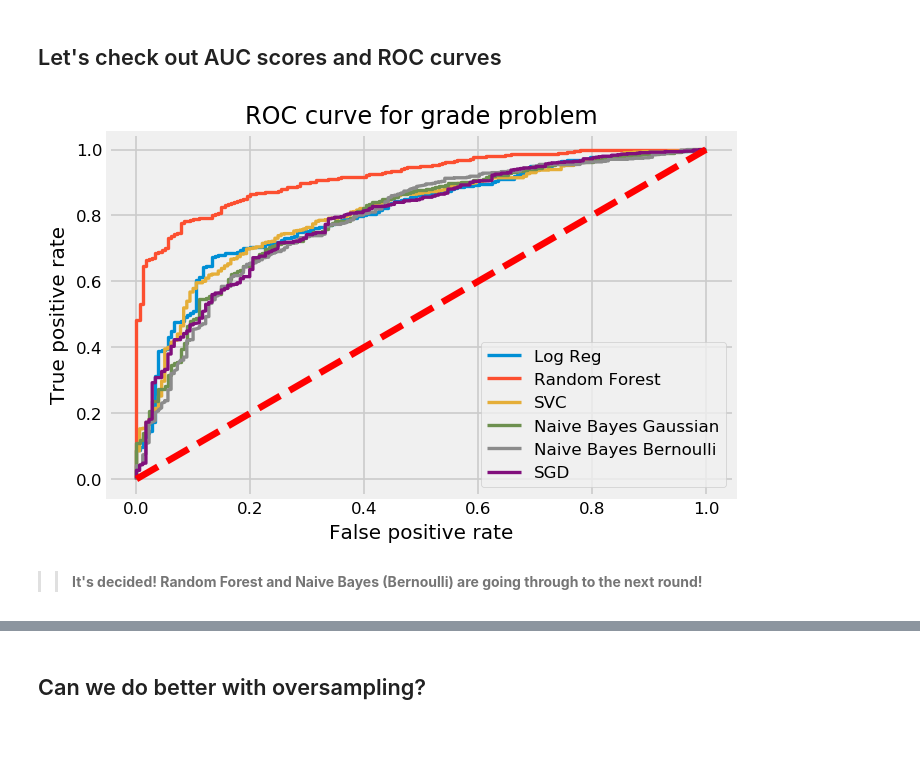
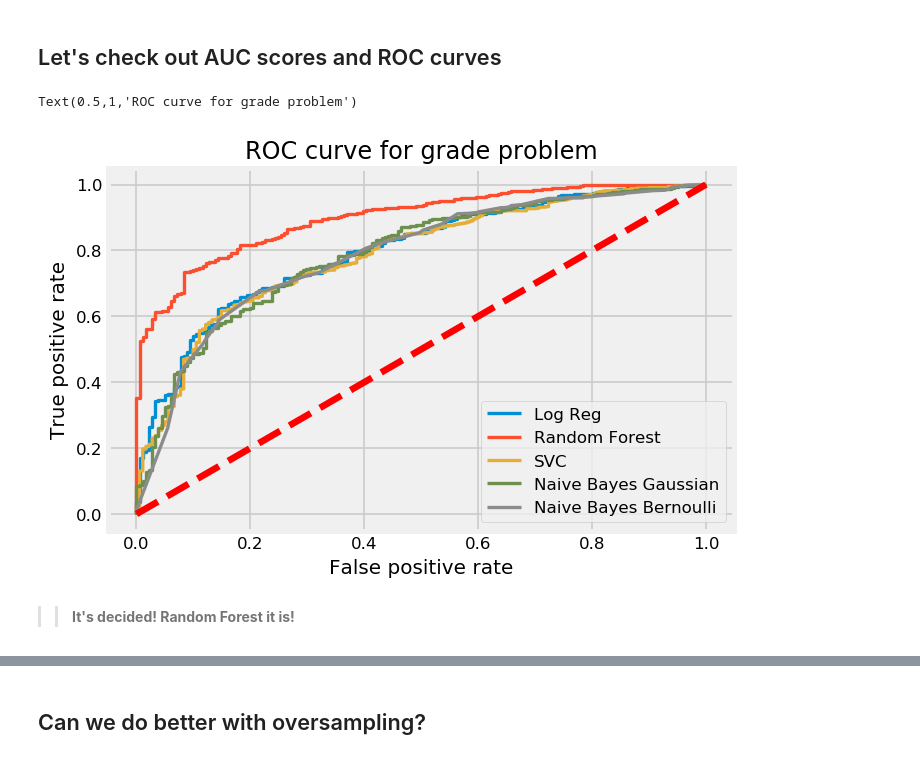
Before and after one commit to Auste1989/metis_projects, a Jupyter notebook: Student_Grade_Prediction/Student_Grade_Prediction_Modelling.ipynb, the cells around one changed output, grey strips where cells are left out. Saved outputs shown, nothing was run; the diff lists cells and outputs as text; code cells hidden in the pictures.

Commit message:
Last updates to the Student Grades project

```diff
--- a/Student_Grade_Prediction/Student_Grade_Prediction_Modelling.ipynb
+++ b/Student_Grade_Prediction/Student_Grade_Prediction_Modelling.ipynb
@@ -189,5 +180,30 @@ Percentage of Majority grade (Pass) 78.0
+# %%
+#dummify sex (M=0, F=1)
+grades['sex'].replace({'M': 0, 'F': 1}, inplace=True)
+
+#dummify address (U(urban)=0, R(rural)=1)
+grades['address'].replace({'U': 0, 'R': 1}, inplace=True)
+
+#dummify discipline (maths=0, portuguese=1)
+grades['discipline'].replace({'maths': 0, 'portuguese': 1}, inplace=True)
+
+#dummify target variable
+grades['final_grade_label'].replace({'Fail': 0, 'Pass': 1}, inplace=True)
+
+#drop unimportant columns (including G3, which is the actual grade)
+grades.drop(columns=['G3', 'sex', 'romantic', 'guardian', 'Dalc', 'activities', 'schoolsup', 'traveltime', 'famsup',
+                    'famsize', 'internet', 'Pstatus', 'final_grade_segment'], inplace=True)
+
+# #dummify famsize (LE3(less than/equal to 3)=0, GT3(greater than 3)=1)
+# grades['famsize'].replace({'LE3': 0, 'GT3': 1}, inplace=True)
+
+# #dummify Pstatus(parent status) (T(together)=0, A(apart)=1)
+# grades['Pstatus'].replace({'T': 0, 'A': 1}, inplace=True)
+
+# #dummify guardian (other=0, mother=1, father=2)
+# grades['guardian'].replace({'other': 0, 'mother': 1, 'father': 2}, inplace=True)
 # %%
-feat, grade_label = grades.iloc[:, :-2], grades.iloc[:, -2]
+feat, grade_label = grades.iloc[:, :-1], grades.iloc[:, -1]
 # %%
 # print(feat.head())
 # print(grade_label.head())
@@ -388,6 +398,7 @@ model_names = ['KNN', 'Logistic Regression', 'Random Forest', 'SVC', 'Naive Baye
 # %%
 model_auc_scores = []
 model_precision_scores = []
+model_recall_scores = []
 all_models = {}
 
 for i in range(len(model_list)):
@@ -398,9 +409,13 @@ for i in range(len(model_list)):
                                 scoring='roc_auc')
     cv_precision_score = cross_val_score(try_model, feat_train, grade_label_train, cv=10,
                                 scoring='precision')
+    cv_recall_score = cross_val_score(try_model, feat_train, grade_label_train, cv=10,
+                                scoring='recall')
     model_auc_scores.append((model_names[i], round(np.mean(cv_roc_auc_score), 3)))
     model_precision_scores.append((model_names[i], round(np.mean(cv_precision_score), 3)))
+    model_recall_scores.append((model_names[i], round(np.mean(cv_recall_score), 3)))
 
 print('AUC scores: ' + colored(str(sorted(model_auc_scores, key=lambda x: x[1], reverse=True)), 'green'))
 print('Precision scores: '+ colored(str(sorted(model_precision_scores, key=lambda x: x[1], reverse=True)), 'green'))
+print('Recall scores: '+ colored(str(sorted(model_recall_scores, key=lambda x: x[1], reverse=True)), 'green'))
 # %% [output]
@@ -420,27 +436,31 @@ fpr_NBG, tpr_NBG, thresholds_NBG = roc_curve(grade_label_train, all_models['Naiv
 fpr_NBB, tpr_NBB, thresholds_NBB = roc_curve(grade_label_train, all_models['Naive Bayes Bernoulli'].predict_proba(feat_train)[:,1])
 #fpr_SGD, tpr_SGD, thresholds_SGD = roc_curve(grade_label_train, all_models['SGD'].predict_proba(feat_train)[:,1])
 # %%
-plt.figure(dpi=120)
+plt.figure(dpi=120, facecolor='white')
 #plt.plot(fpr_knn, tpr_knn, lw=2, label='KNN')
 plt.plot(fpr_LogReg, tpr_LogReg, lw=2, label='Log Reg')
 plt.plot(fpr_RandFor, tpr_RandFor, lw=2, label='Random Forest')
 plt.plot(fpr_SVC, tpr_SVC, lw=2, label='SVC')
 plt.plot(fpr_NBG, tpr_NBG, lw=2, label='Naive Bayes Gaussian')
 plt.plot(fpr_NBB, tpr_NBB, lw=2, label='Naive Bayes Bernoulli')
-plt.plot(fpr_SGD, tpr_SGD, lw=2, label='SGD')
+#plt.plot(fpr_SGD, tpr_SGD, lw=2, label='SGD')
 plt.plot([0,1],[0,1],c='r',ls='--')
 plt.xlim([-0.05,1.05])
 plt.ylim([-0.05,1.05])
 plt.legend()
 
 
 plt.xlabel('False positive rate')
 plt.ylabel('True positive rate')
-plt.title('ROC curve for grade problem');
+plt.title('ROC curve for grade problem')
+
+
+#plt.savefig('/Users/auste_m/ds/metis/metisgh/github/metis_projects/Student_Grade_Prediction/ROC.png', format='png', dpi=120, bbox_inches="tight");
 # %% [output]
+Text(0.5,1,'ROC curve for grade problem')
-[figure, old version]
+[figure, new version]
 # %% [markdown]
->> **It's decided! Random Forest and Naive Bayes (Bernoulli) are going through to the next round!**
+>> **It's decided! Random Forest it is!**
 # %%
 #Let's record the two best models
 Random_Forest = all_models['Random Forest']
```
Also changed, not shown: parts of 71 cells of this notebook, 38 other files.
